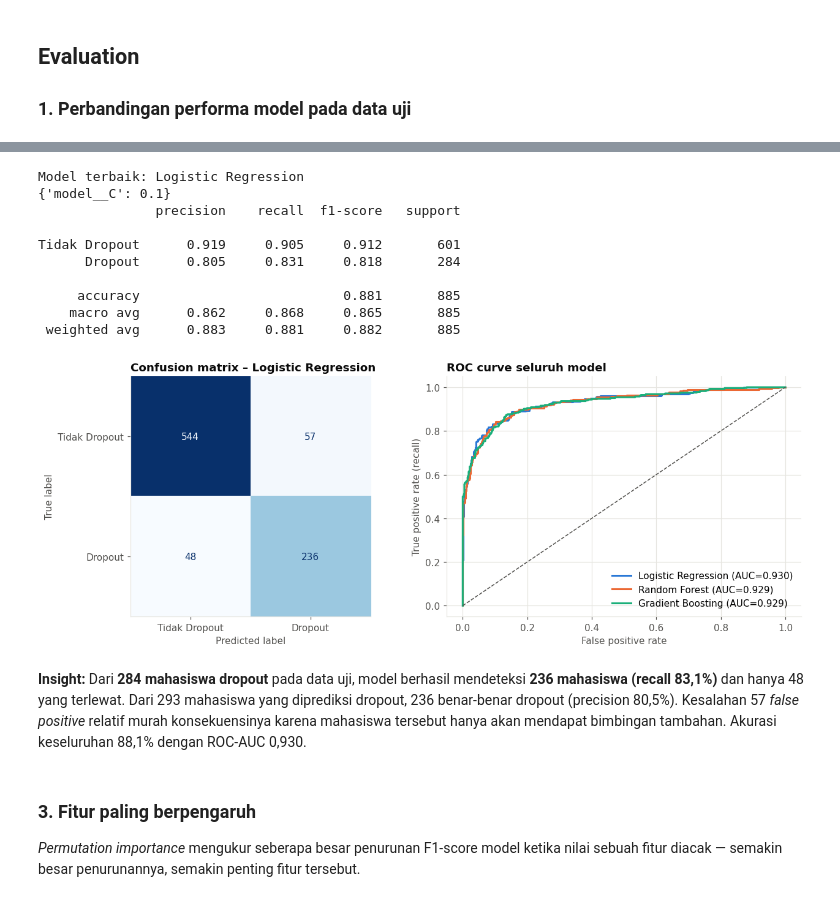
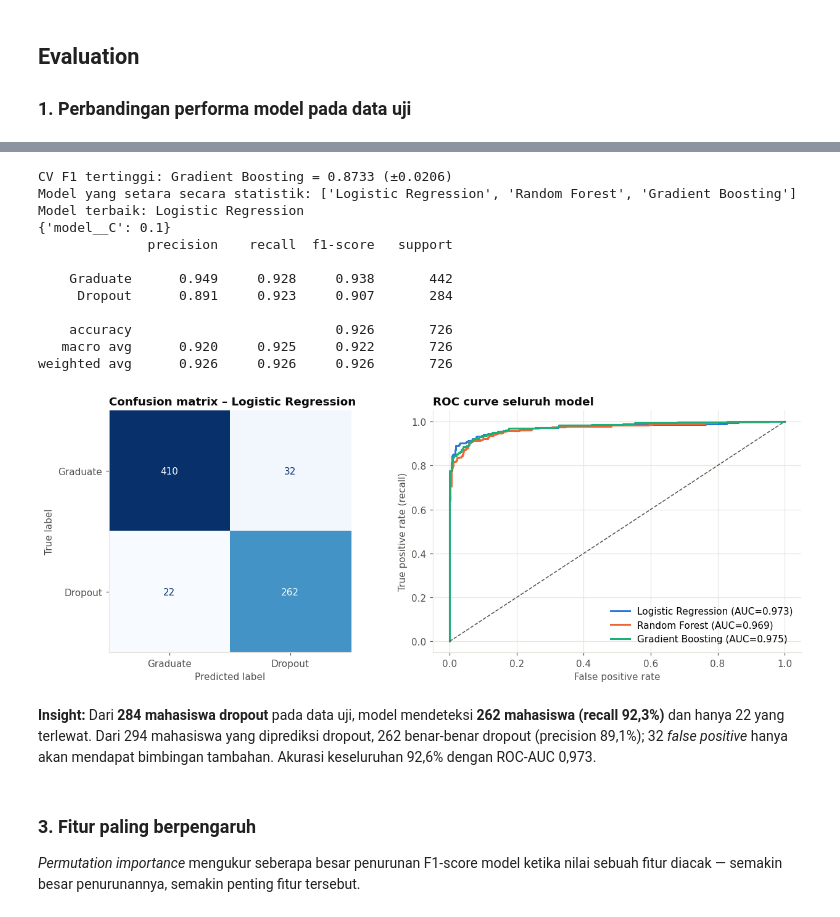
Before and after one commit to AndiArifAbdillah/jaya-jaya-institut-dropout, a Jupyter notebook: notebook.ipynb, the cells around one changed output, grey strips where cells are left out. Cells and saved outputs as stored; diff of their text form; code cells hidden in the pictures.

```diff
--- a/notebook.ipynb
+++ b/notebook.ipynb
@@ -558,7 +570,7 @@ pd.DataFrame(comparison).T.round(3)
 # %% [markdown]
 ### 4. Train-test split
 # %%
-X = df[SELECTED_FEATURES]
+X = df_model[SELECTED_FEATURES]
 X_train, X_test, y_train, y_test = train_test_split(X, y, test_size=0.2, stratify=y, random_state=RANDOM_STATE)
 print("Data latih:", X_train.shape, f"| proporsi dropout {y_train.mean():.2%}")
 print("Data uji  :", X_test.shape, f"| proporsi dropout {y_test.mean():.2%}")
@@ -606,8 +618,10 @@ search_results = {}
 for name, (estimator, grid) in candidates.items():
     pipe = Pipeline([("preprocessor", build_preprocessor(CATEGORICAL_FEATURES, NUMERICAL_FEATURES)),
                      ("model", estimator)])
-    search = GridSearchCV(pipe, grid, scoring="f1", cv=cv, n_jobs=-1)
+    search = GridSearchCV(pipe, grid, scoring={"f1": "f1", "recall": "recall"}, refit="f1", cv=cv, n_jobs=-1)
     search.fit(X_train, y_train)
     search_results[name] = search
-    print(f"{name:<20} | CV F1 = {search.best_score_:.4f} | parameter terbaik: {search.best_params_}")
+    b = search.best_index_
+    print(f"{name:<20} | CV F1 = {search.best_score_:.4f} ± {search.cv_results_['std_test_f1'][b]:.4f} "
+          f"| CV recall = {search.cv_results_['mean_test_recall'][b]:.4f} | parameter terbaik: {search.best_params_}")
 # %% [output]
@@ -622,7 +636,9 @@ rows = []
 for name, search in search_results.items():
     proba = search.predict_proba(X_test)[:, 1]
     pred = (proba >= 0.5).astype(int)
-    rows.append({"Model": name, "CV F1": search.best_score_, "Accuracy": accuracy_score(y_test, pred),
+    b = search.best_index_
+    rows.append({"Model": name, "CV F1": search.best_score_, "CV F1 std": search.cv_results_["std_test_f1"][b],
+                 "CV Recall": search.cv_results_["mean_test_recall"][b], "Accuracy": accuracy_score(y_test, pred),
                  "Precision": precision_score(y_test, pred), "Recall": recall_score(y_test, pred),
                  "F1": f1_score(y_test, pred), "ROC-AUC": roc_auc_score(y_test, proba)})
 results = pd.DataFrame(rows).set_index("Model").round(4)
@@ -661,44 +682,52 @@ Model terbaik dipilih berdasarkan **F1-score cross-validation** (bukan data uji,
 # %%
-best_name = results["CV F1"].idxmax()
+SIMPLICITY_ORDER = ["Logistic Regression", "Random Forest", "Gradient Boosting"]   # dari paling sederhana
+top_name = results["CV F1"].idxmax()
+tolerance = results.loc[top_name, "CV F1 std"]
+equivalent = [m for m in SIMPLICITY_ORDER if results.loc[m, "CV F1"] >= results.loc[top_name, "CV F1"] - tolerance]
+best_name = equivalent[0]
+print(f"CV F1 tertinggi: {top_name} = {results.loc[top_name, 'CV F1']:.4f} (±{tolerance:.4f})")
+print("Model yang setara secara statistik:", equivalent)
 best_model = search_results[best_name].best_estimator_
 print("Model terbaik:", best_name)
 print(search_results[best_name].best_params_)
 
 y_proba = best_model.predict_proba(X_test)[:, 1]
 y_pred = (y_proba >= 0.5).astype(int)
-print(classification_report(y_test, y_pred, target_names=["Tidak Dropout", "Dropout"], digits=3))
+print(classification_report(y_test, y_pred, target_names=["Graduate", "Dropout"], digits=3))
 # %% [output]
+CV F1 tertinggi: Gradient Boosting = 0.8733 (±0.0206)
+Model yang setara secara statistik: ['Logistic Regression', 'Random Forest', 'Gradient Boosting']
 Model terbaik: Logistic Regression
 {'model__C': 0.1}
-               precision    recall  f1-score   support
+              precision    recall  f1-score   support
 
-Tidak Dropout      0.919     0.905     0.912       601
-      Dropout      0.805     0.831     0.818       284
+    Graduate      0.949     0.928     0.938       442
+     Dropout      0.891     0.923     0.907       284
 
-     accuracy                          0.881       885
-    macro avg      0.862     0.868     0.865       885
- weighted avg      0.883     0.881     0.882       885
+    accuracy                          0.926       726
+   macro avg      0.920     0.925     0.922       726
+weighted avg      0.926     0.926     0.926       726
 # %%
 fig, axes = plt.subplots(1, 2, figsize=(12, 4.5))
-ConfusionMatrixDisplay(confusion_matrix(y_test, y_pred), display_labels=["Tidak Dropout", "Dropout"]).plot(
+ConfusionMatrixDisplay(confusion_matrix(y_test, y_pred), display_labels=["Graduate", "Dropout"]).plot(
     ax=axes[0], cmap="Blues", colorbar=False)
 axes[0].set_title(f"Confusion matrix – {best_name}")
 axes[0].grid(False)
 
 for (name, search), color in zip(search_results.items(), model_colors):
     fpr, tpr, _ = roc_curve(y_test, search.predict_proba(X_test)[:, 1])
     axes[1].plot(fpr, tpr, color=color, lw=2, label=f"{name} (AUC={results.loc[name, 'ROC-AUC']:.3f})")
 axes[1].plot([0, 1], [0, 1], ls="--", color=INK_MUTED, lw=1)
 axes[1].set_title("ROC curve seluruh model")
 axes[1].set_xlabel("False positive rate")
 axes[1].set_ylabel("True positive rate (recall)")
 axes[1].legend(loc="lower right")
 plt.tight_layout()
 plt.show()
 # %% [output]
-[figure, old version]
+[figure, new version]
 # %% [markdown]
-**Insight:** Dari **284 mahasiswa dropout** pada data uji, model berhasil mendeteksi **236 mahasiswa (recall 83,1%)** dan hanya 48 yang terlewat. Dari 293 mahasiswa yang diprediksi dropout, 236 benar-benar dropout (precision 80,5%). Kesalahan 57 *false positive* relatif murah konsekuensinya karena mahasiswa tersebut hanya akan mendapat bimbingan tambahan. Akurasi keseluruhan 88,1% dengan ROC-AUC 0,930.
+**Insight:** Dari **284 mahasiswa dropout** pada data uji, model mendeteksi **262 mahasiswa (recall 92,3%)** dan hanya 22 yang terlewat. Dari 294 mahasiswa yang diprediksi dropout, 262 benar-benar dropout (precision 89,1%); 32 *false positive* hanya akan mendapat bimbingan tambahan. Akurasi keseluruhan 92,6% dengan ROC-AUC 0,973.
 # %% [markdown]
 ### 3. Fitur paling berpengaruh
 *Permutation importance* mengukur seberapa besar penurunan F1-score model ketika nilai sebuah fitur diacak — semakin besar penurunannya, semakin penting fitur tersebut.
```
Also changed, not shown: parts of 29 cells of this notebook, 7 other files.
